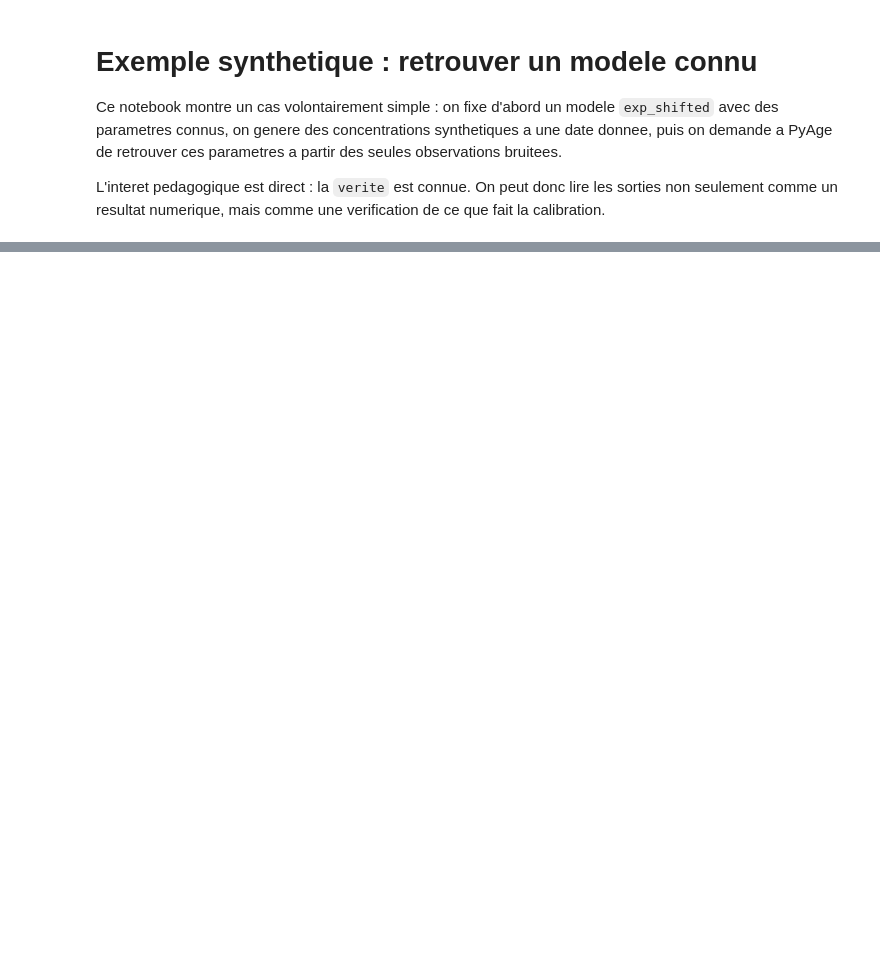
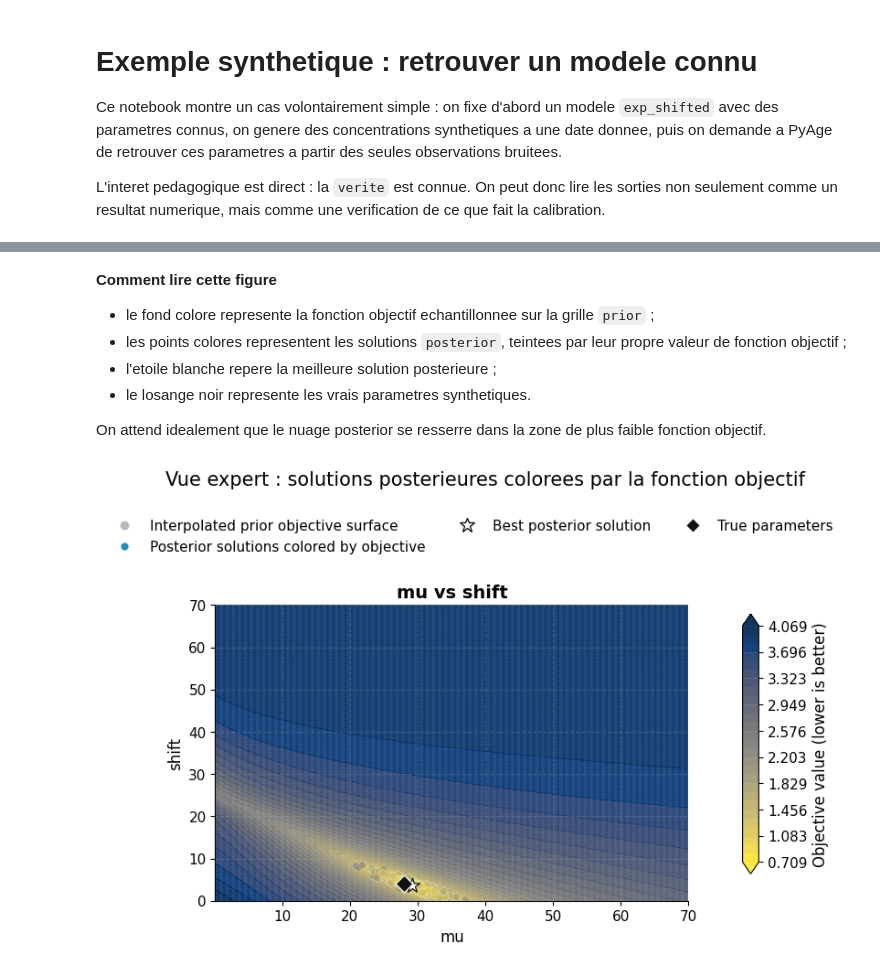
Before and after one commit to dreuzy/PyAges, a Jupyter notebook: examples/synthetic/lpm_recovery_single_date/exemple_lpm_recovery_single_date.ipynb, the cells around one changed output, grey strips where cells are left out. Saved outputs shown, nothing was run; the diff lists cells and outputs as text; code cells hidden in the pictures; blank space fills up the shorter version.

```diff
--- a/examples/synthetic/lpm_recovery_single_date/exemple_lpm_recovery_single_date.ipynb
+++ b/examples/synthetic/lpm_recovery_single_date/exemple_lpm_recovery_single_date.ipynb
@@ -147,0 +325,40 @@ if expert_mode:
+# %%
+if expert_mode:
+    from scripts.common.example_summary_plots import plot_objective_solution_map
+
+    posterior = pd.read_table(
+        results_dir / 'Metropolis_Hastings' / 'lpm_dist_calibrated.txt',
+        sep='	',
+        index_col=0,
+    )
+    objective_grid = pd.read_table(results_dir / 'objective_function_grid.txt', sep='	')
+    reference_params = {
+        name: float(value)
+        for name, value in truth['lpm']['parameters'].items()
+    }
+    plot_objective_solution_map(
+        objective_frame=objective_grid,
+        posterior_frame=posterior,
+        param_names=list(reference_params.keys()),
+        reference_params=reference_params,
+        reference_label='True parameters',
+        title='Vue expert : solutions posterieures colorees par la fonction objectif',
+    )
+    display(Markdown("""**Comment lire cette figure**
+
+- le fond colore represente la fonction objectif echantillonnee sur la grille `prior` ;
+- les points colores representent les solutions `posterior`, teintees par leur propre valeur de fonction objectif ;
+- l'etoile blanche repere la meilleure solution posterieure ;
+- le losange noir represente les vrais parametres synthetiques.
+
+On attend idealement que le nuage posterior se resserre dans la zone de plus faible fonction objectif."""))
+# %% [output]
+**Comment lire cette figure**
+
+- le fond colore represente la fonction objectif echantillonnee sur la grille `prior` ;
+- les points colores representent les solutions `posterior`, teintees par leur propre valeur de fonction objectif ;
+- l'etoile blanche repere la meilleure solution posterieure ;
+- le losange noir represente les vrais parametres synthetiques.
+
+On attend idealement que le nuage posterior se resserre dans la zone de plus faible fonction objectif.
+[figure, added]
```
Also changed, not shown: parts of 36 cells of this notebook, 9 other files.
